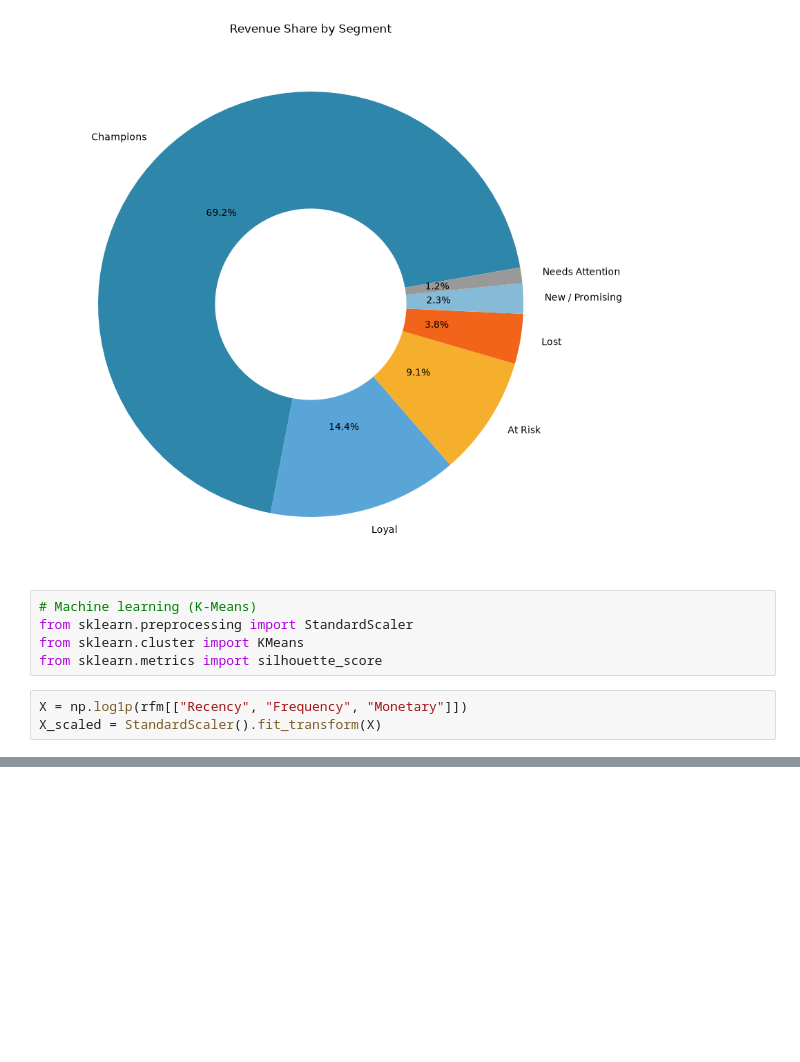
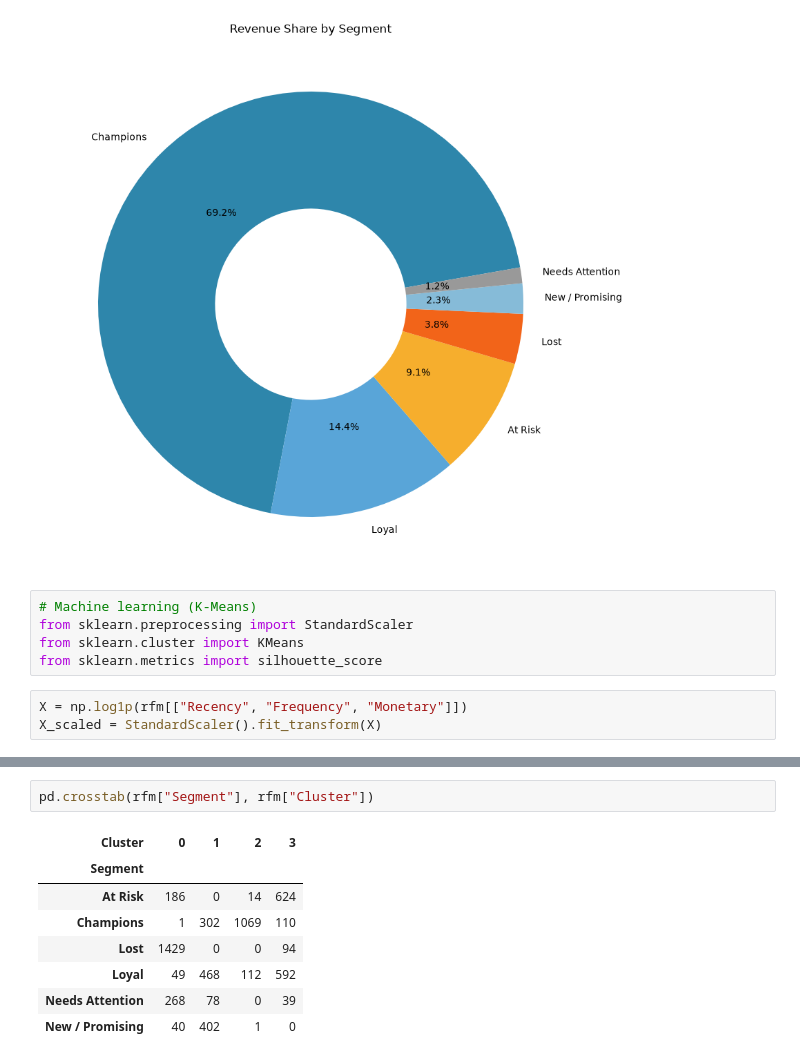
Before and after one commit to JunaidAshraf05/Customer-Segmentation-and-RFM-Analysis, a Jupyter notebook: 1.ipynb, the cells around one changed output, grey strips where cells are left out. Cells and saved outputs as stored; diff of their text form; blank space fills up the shorter version.

```diff
--- a/1.ipynb
+++ b/1.ipynb
@@ -223,0 +272,11 @@ X_scaled = StandardScaler().fit_transform(X)
+# %%
+pd.crosstab(rfm["Segment"], rfm["Cluster"])
+# %% [output]
+| Cluster | 0 | 1 | 2 | 3 |
+| Segment |  |  |  |  |
+| At Risk | 186 | 0 | 14 | 624 |
+| Champions | 1 | 302 | 1069 | 110 |
+| Lost | 1429 | 0 | 0 | 94 |
+| Loyal | 49 | 468 | 112 | 592 |
+| Needs Attention | 268 | 78 | 0 | 39 |
+| New / Promising | 40 | 402 | 1 | 0 |
```
Also changed, not shown: parts of 9 cells of this notebook, 1 other file.
